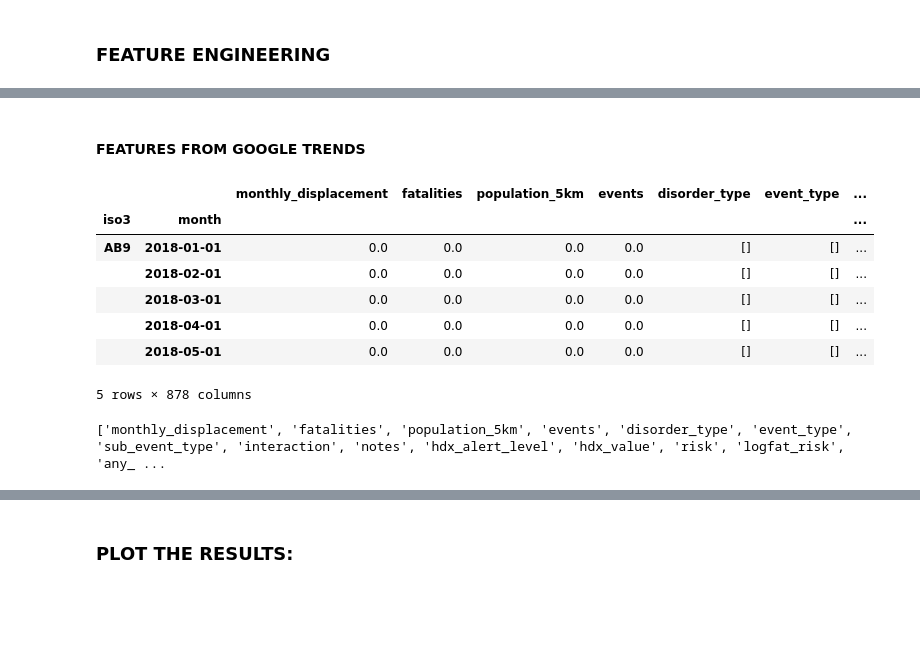
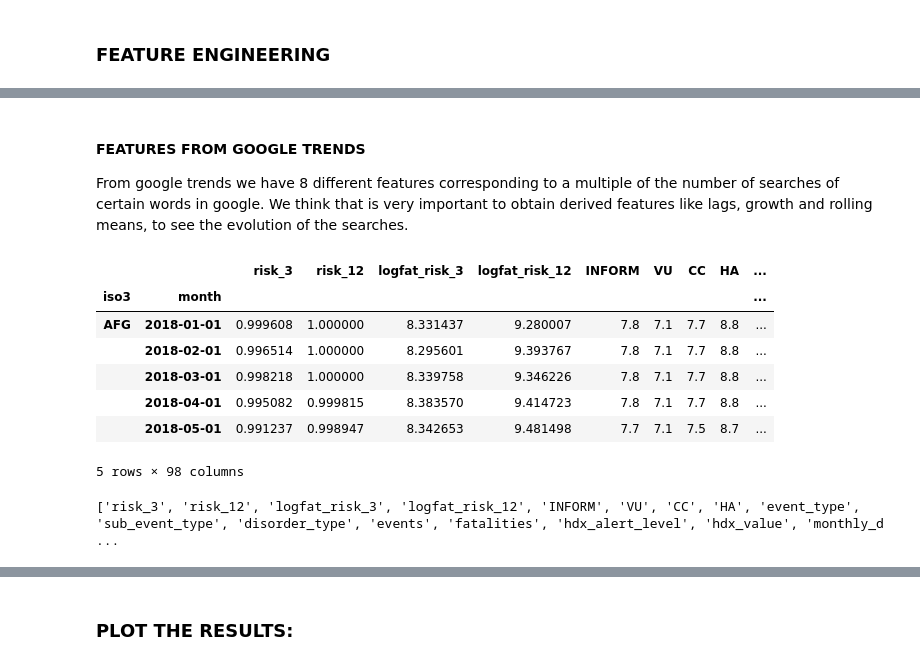
Before and after one commit to gallagelpi/Master_thesis, a Jupyter notebook: pipeline/feature_engineering.ipynb, the cells around one changed output, grey strips where cells are left out. Saved outputs shown, nothing was run; the diff lists cells and outputs as text; code cells hidden in the pictures; blank space fills up the shorter version.

```diff
--- a/pipeline/feature_engineering.ipynb
+++ b/pipeline/feature_engineering.ipynb
@@ -385,7 +397,7 @@ df['protracted_signal'] = df['p_sig1'] | df['p_sig2'] | df['p_sig3']
 # 4. HARD ONSET SIGNALS EVALUATION
 
 # H1: Risk increases by >= 0.3 within 2 months
-df['h_sig1'] = df.groupby(level='iso3')['risk'].diff(2) >= 0.3
+df['h_sig1'] = df.groupby(level='iso3')['risk_3'].diff(2) >= 0.3
 
 # H2: Displacement > 3x 6-month avg. If missing, use fatalities > 3x 6-month avg.
 disp_spike_3x = df['monthly_displacement'] > 3 * df['disp_6m_avg']
@@ -452,11 +470,11 @@ display(pd.DataFrame(df.columns, columns=['Column Name']))
 # %%
-# Llista de columnes a les que volem aplicar el lag
-cols_to_lag = ['monthly_displacement', 'fatalities', 'events', 'risk']
+# Columns for which we want to obtain the derived features
+cols_to_lag = ['monthly_displacement', 'fatalities', 'events', 'risk_3', 'risk_12', 'logfat_risk_3', 'logfat_risk_12']
 
 for col in cols_to_lag:
-    # Creem el Lag 1 (mes anterior)
+    # Create the Lag 1 (previous month)
     df[f'{col}_lag1'] = df.groupby('iso3')[col].shift(1)
 
-    # Creem el Lag 2 (fa dos mesos) - Opcional però recomanat per a displacement
+    # Create the Lag 2 (two months ago) only for displacement
     if col == 'monthly_displacement':
         df[f'{col}_lag2'] = df.groupby('iso3')[col].shift(2)
@@ -565,3 +598,8 @@ df = pd.concat([df, df_events, df_inter], axis=1)
+# %%
+acled_features = df.apply(extract_acled_features, axis=1)
+
+# Join the new features back into your main final DataFrame
+df = df.join(acled_features)
 # %%
 # Muestra las columnas en una tabla vertical interactiva
 display(pd.DataFrame(df.columns, columns=['Column Name']))
@@ -808,37 +647,38 @@ display(pd.DataFrame(df_final.columns, columns=['Column Name']))
 # %% [markdown]
 #### FEATURES FROM GOOGLE TRENDS
+
+From google trends we have 8 different features corresponding to a multiple of the number of searches of certain words in google. We think that is very important to obtain derived features like lags, growth and rolling means, to see the evolution of the searches.
 # %%
-# Primer, assegura't que les dades estan ordenades cronològicament per país
 features_to_lag = ['Flight', 'Airport', 'Travel', 'Train', 'Bus', 'Passport', 'Travel_visa', 'Right_of_asylum']
 
-# Creem lags d'1, 2 i 3 mesos enrere de manera agrupada per país (per no barrejar dades)
+# Create lags of 1, 2, and 3 months for all the features coming from Google Trends
 for lag in [1, 2, 3]:
     for col in features_to_lag:
-        df_final[f'{col}_lag_{lag}m'] = df_final.groupby('iso3')[col].shift(lag)
+        df[f'{col}_lag_{lag}m'] = df.groupby('iso3')[col].shift(lag)
 
 
-# Ràtio de creixement respecte al mes anterior (Acceleració)
+# Growth ratio compared to the previous month (Acceleration)
 for col in features_to_lag:
     # Afegim un petit epsilon (+ 1e-5) per evitar la divisió per zero si la cerca era 0
-    df_final[f'{col}_growth_1m'] = (df_final[col] - df_final.groupby('iso3')[col].shift(1)) / (df_final.groupby('iso3')[col].shift(1) + 1e-5)
+    df[f'{col}_growth_1m'] = (df[col] - df.groupby('iso3')[col].shift(1)) / (df.groupby('iso3')[col].shift(1) + 1e-5)
 
 
-# Mitjana mòbil dels últims 3 mesos
+# Rolling mean of the last 3 months
 for col in features_to_lag:
-    df_final[f'{col}_rolling_mean_3m'] = df_final.groupby('iso3')[col].transform(lambda x: x.rolling(window=3, min_periods=1).mean())
+    df[f'{col}_rolling_mean_3m'] = df.groupby('iso3')[col].transform(lambda x: x.rolling(window=3, min_periods=1).mean())
 # %%
-df_final.head()
+df.head()
 # %% [output]
-|  |  | monthly_displacement | fatalities | population_5km | events | disorder_type | event_type | ... |
-| iso3 | month |  |  |  |  |  |  | ... |
-| AB9 | 2018-01-01 | 0.0 | 0.0 | 0.0 | 0.0 | [] | [] | ... |
-|  | 2018-02-01 | 0.0 | 0.0 | 0.0 | 0.0 | [] | [] | ... |
-|  | 2018-03-01 | 0.0 | 0.0 | 0.0 | 0.0 | [] | [] | ... |
-|  | 2018-04-01 | 0.0 | 0.0 | 0.0 | 0.0 | [] | [] | ... |
-|  | 2018-05-01 | 0.0 | 0.0 | 0.0 | 0.0 | [] | [] | ... |
+|  |  | risk_3 | risk_12 | logfat_risk_3 | logfat_risk_12 | INFORM | VU | CC | HA | ... |
+| iso3 | month |  |  |  |  |  |  |  |  | ... |
+| AFG | 2018-01-01 | 0.999608 | 1.000000 | 8.331437 | 9.280007 | 7.8 | 7.1 | 7.7 | 8.8 | ... |
+|  | 2018-02-01 | 0.996514 | 1.000000 | 8.295601 | 9.393767 | 7.8 | 7.1 | 7.7 | 8.8 | ... |
+|  | 2018-03-01 | 0.998218 | 1.000000 | 8.339758 | 9.346226 | 7.8 | 7.1 | 7.7 | 8.8 | ... |
+|  | 2018-04-01 | 0.995082 | 0.999815 | 8.383570 | 9.414723 | 7.8 | 7.1 | 7.7 | 8.8 | ... |
+|  | 2018-05-01 | 0.991237 | 0.998947 | 8.342653 | 9.481498 | 7.7 | 7.1 | 7.5 | 8.7 | ... |
-5 rows × 878 columns
+5 rows × 98 columns
 # %%
-print(df_final.columns.tolist())
+print(df.columns.tolist())
 # %% [output]
-['monthly_displacement', 'fatalities', 'population_5km', 'events', 'disorder_type', 'event_type', 'sub_event_type', 'interaction', 'notes', 'hdx_alert_level', 'hdx_value', 'risk', 'logfat_risk', 'any_ ...
+['risk_3', 'risk_12', 'logfat_risk_3', 'logfat_risk_12', 'INFORM', 'VU', 'CC', 'HA', 'event_type', 'sub_event_type', 'disorder_type', 'events', 'fatalities', 'hdx_alert_level', 'hdx_value', 'monthly_d ...
 # %%
```
Also changed, not shown: parts of 46 cells of this notebook, 8 other files.
